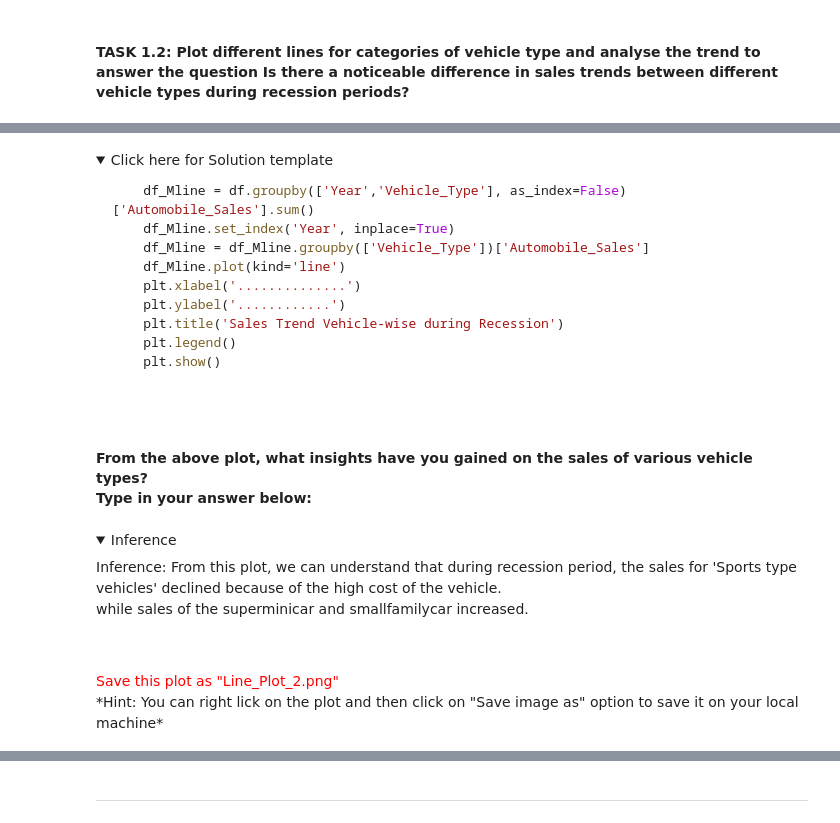
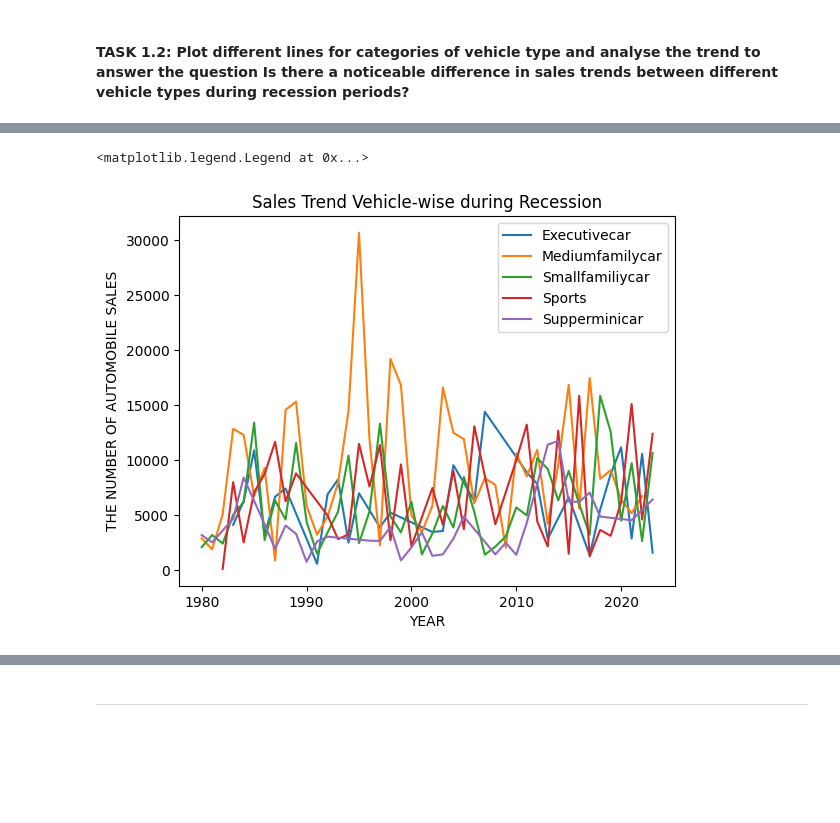
Before and after one commit to phanduchuyyyy/automobile_sales_trend, a Jupyter notebook: data visual p1.ipynb, the cells around one changed output, grey strips where cells are left out. Drawn from its saved outputs; the diff is of its cells as text; code cells hidden in the pictures; folded sections open; blank space fills up the shorter version.

````diff
--- a/data visual p1.ipynb
+++ b/data visual p1.ipynb
@@ -147,11 +85,11 @@ By examining various factors mentioned above from the dataset, you aim to gain i
 # %%
-from js import fetch
-import io
+URL = "https://cf-courses-data.s3.us.cloud-object-storage.appdomain.cloud/IBMDeveloperSkillsNetwork-DV0101EN-SkillsNetwork/Data%20Files/historical_automobile_sales.csv"
 
-URL = "https://cf-courses-data.s3.us.cloud-object-storage.appdomain.cloud/IBMDeveloperSkillsNetwork-DV0101EN-SkillsNetwork/Data%20Files/historical_automobile_sales.csv"
-resp = await fetch(URL)
-text = io.BytesIO((await resp.arrayBuffer()).to_py())
-import pandas as pd
-df = pd.read_csv(text)
-print('Data downloaded and read into a dataframe!')
+response = requests.get(URL)
+if response.status_code == 200:
+    text = response.text
+    df = pd.read_csv(io.StringIO(text))
+    print('Data downloaded and read into a DataFrame!')
+else:
+    print(f"Failed to fetch data. Status code: {response.status_code}")
 # %% [output]
@@ -289,31 +125,12 @@ Save this plot as "Line_Plot_1.png"</span><br>
-# %% [markdown]
-<details>
-    <summary>Click here for Solution template</summary>
-
-```python
-    df_Mline = df.groupby(['Year','Vehicle_Type'], as_index=False)['Automobile_Sales'].sum()
-    df_Mline.set_index('Year', inplace=True)
-    df_Mline = df_Mline.groupby(['Vehicle_Type'])['Automobile_Sales']
-    df_Mline.plot(kind='line')
-    plt.xlabel('..............')
-    plt.ylabel('............')
-    plt.title('Sales Trend Vehicle-wise during Recession')
-    plt.legend()
-    plt.show()
-
-```
-</details>
-# %% [markdown]
-#### From the above plot, what insights have you gained on the sales of various vehicle types?<br> Type in your answer below:
-# %% [markdown]
-<details>
-    <summary>Inference</summary>
-<p>
-Inference:
-From this plot, we can understand that during recession period, the sales for 'Sports type vehicles' declined because of the high cost of the vehicle.<br>while sales of the superminicar and smallfamilycar increased.<br><br>
-    </p>
-    </details>
-# %% [markdown]
-<span style="color:red">
-Save this plot as "Line_Plot_2.png"</span><br>
-*Hint: You can right lick on the plot and then click on "Save image as" option to save it on your local machine*
+# %%
+df_Mline = df.groupby(['Year','Vehicle_Type'], as_index=False)['Automobile_Sales'].sum()
+df_Mline.set_index('Year', inplace=True)
+df_Mline = df_Mline.groupby(['Vehicle_Type'])['Automobile_Sales']
+df_Mline.plot(kind='line')
+plt.xlabel('YEAR')
+plt.ylabel('THE NUMBER OF AUTOMOBILE SALES')
+plt.title('Sales Trend Vehicle-wise during Recession')
+plt.legend()
+# %% [output]
+<matplotlib.legend.Legend at 0x...>
+[figure, added]
````
Also changed, not shown: parts of 82 cells of this notebook.
